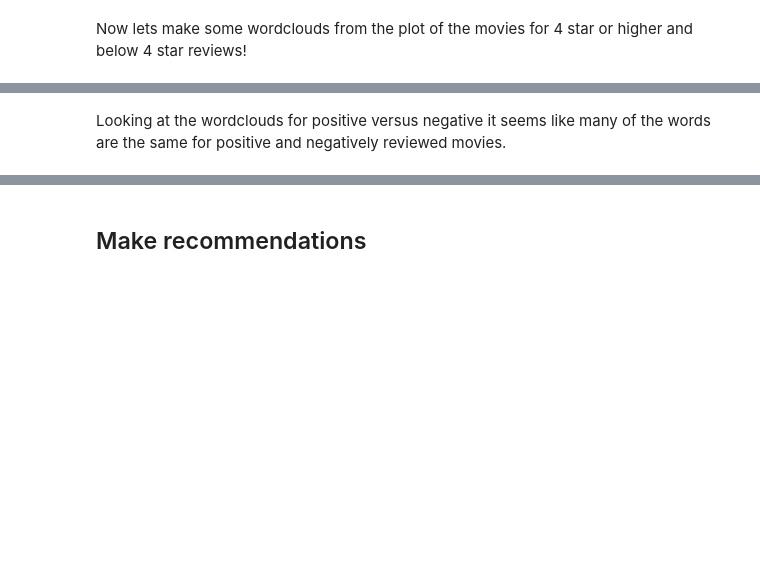
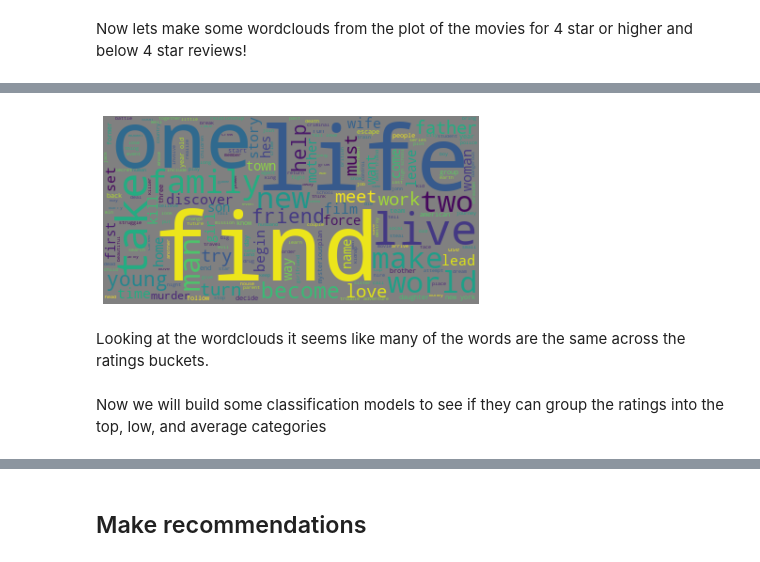
Before and after one commit to CaryMosley/Mod4ProjectRecommendation, a Jupyter notebook: RecSystem.ipynb, the cells around one changed output, grey strips where cells are left out. Cells and saved outputs as stored; diff of their text form; code cells hidden in the pictures; blank space fills up the shorter version.

```diff
--- a/RecSystem.ipynb
+++ b/RecSystem.ipynb
@@ -1033,2 +1059,9 @@ generate_wordcloud(positive)
+# %%
+#Average rated wordcloud
+generate_wordcloud(avg)
+# %% [output]
+[figure, added]
 # %% [markdown]
-Looking at the wordclouds for positive versus negative it seems like many of the words are the same for positive and negatively reviewed movies.
+Looking at the wordclouds it seems like many of the words are the same across the ratings buckets.
+# %% [markdown]
+Now we will build some classification models to see if they can group the ratings into the top, low, and average categories
```
Also changed, not shown: parts of 26 cells of this notebook.
